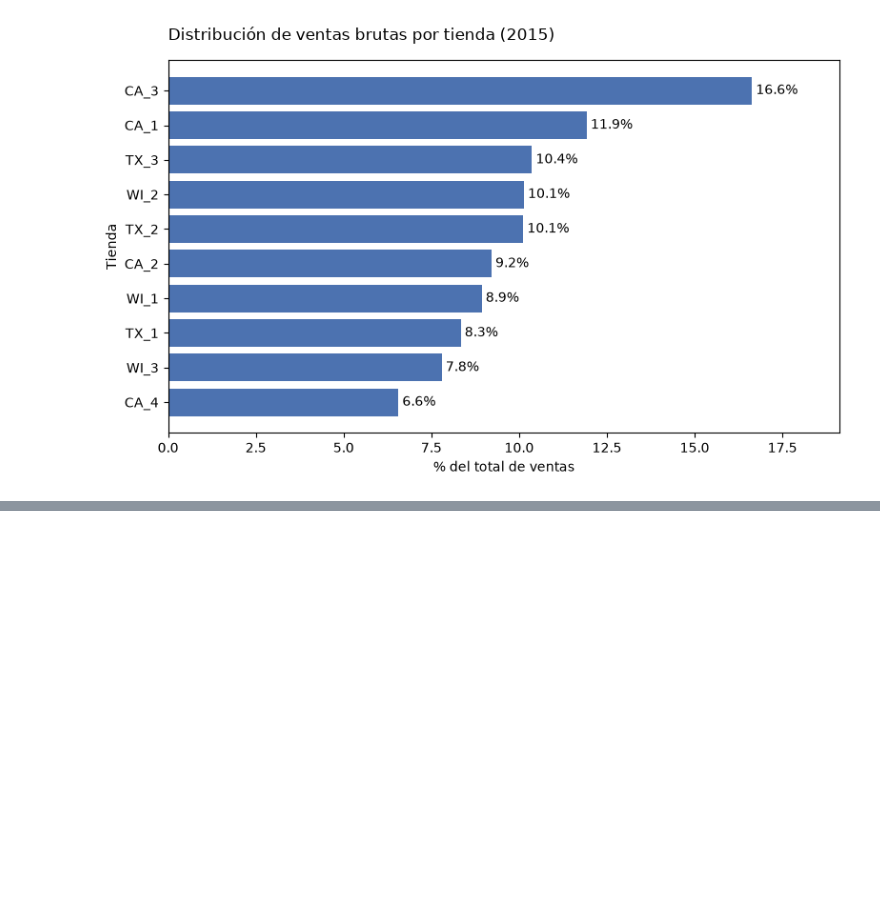
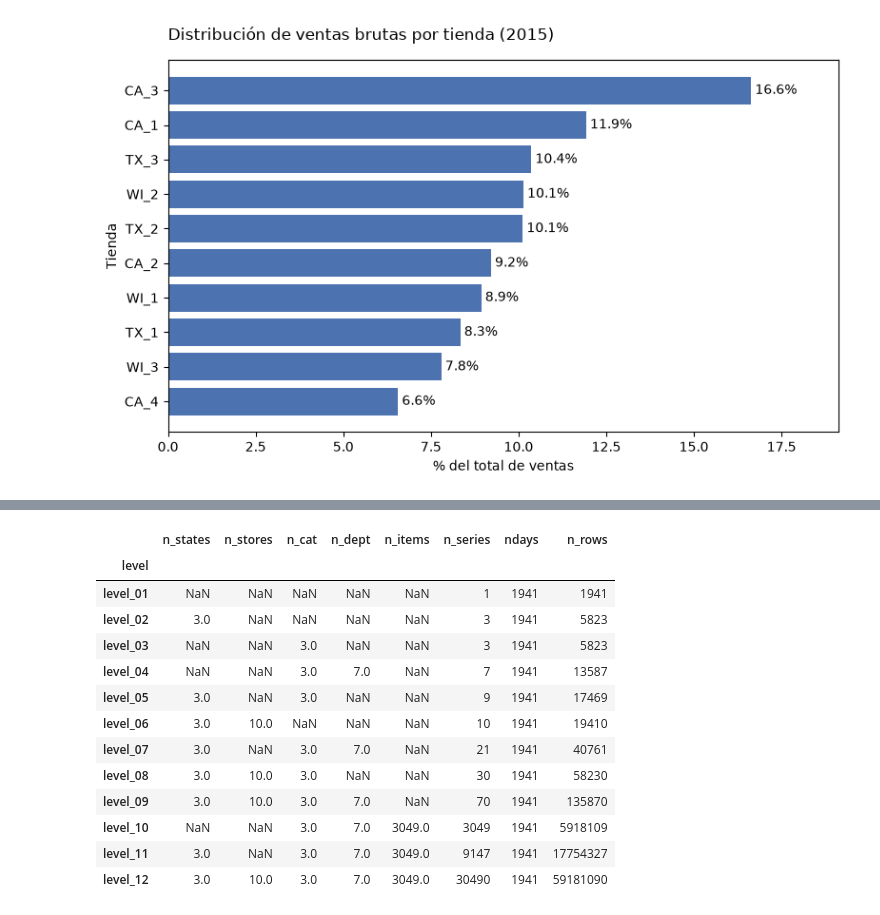
Before and after one commit to njimenez94/forecast-tfm, a Jupyter notebook: notebooks/01_eda.ipynb, the cells around one changed output, grey strips where cells are left out. Cells and saved outputs as stored; diff of their text form; code cells hidden in the pictures; blank space fills up the shorter version.

```diff
--- a/notebooks/01_eda.ipynb
+++ b/notebooks/01_eda.ipynb
@@ -490,0 +500,7 @@ df_store.to_clipboard(index=False, sep='\t', decimal=',')
+# %%
+import os
+
+dir = "../data/processed/daily/"
+levels = os.listdir(dir)
+levels.sort()
+levels
@@ -490,0 +522,44 @@ df_store.to_clipboard(index=False, sep='\t', decimal=',')
+# %%
+df_level_stats = pd.DataFrame()
+
+for level in levels:
+    path = dir + level
+    partes = level.split(sep='_')
+    level_label = partes[0] + "_" + partes[1]
+    df_level = duckdb.sql(
+        f"""
+        SELECT
+            COUNT(DISTINCT(state_id)) AS n_states,
+            COUNT(DISTINCT(store_id)) AS n_stores,
+            COUNT(DISTINCT(cat_id)) AS n_cat,
+            COUNT(DISTINCT(dept_id)) AS n_dept,
+            COUNT(DISTINCT(item_id)) AS n_items,
+            COUNT(DISTINCT(agg_id)) AS n_series,
+            COUNT(DISTINCT(date)) AS ndays,
+            COUNT(*) AS n_rows
+        FROM '{path}'
+        """
+    ).fetchdf()
+    df_level['level'] = level_label
+    df_level = df_level.set_index('level')
+    df_level_stats = pd.concat([df_level_stats, df_level])
+
+df_level_stats[['n_cat','n_dept','n_states','n_stores', 'n_items']] = df_level_stats[['n_cat','n_dept','n_states','n_stores', 'n_items']].replace(1, np.nan)
+
+df_level_stats.to_clipboard(index=False)
+df_level_stats
+# %% [output]
+|  | n_states | n_stores | n_cat | n_dept | n_items | n_series | ndays | n_rows |
+| level |  |  |  |  |  |  |  |  |
+| level_01 | NaN | NaN | NaN | NaN | NaN | 1 | 1941 | 1941 |
+| level_02 | 3.0 | NaN | NaN | NaN | NaN | 3 | 1941 | 5823 |
+| level_03 | NaN | NaN | 3.0 | NaN | NaN | 3 | 1941 | 5823 |
+| level_04 | NaN | NaN | 3.0 | 7.0 | NaN | 7 | 1941 | 13587 |
+| level_05 | 3.0 | NaN | 3.0 | NaN | NaN | 9 | 1941 | 17469 |
+| level_06 | 3.0 | 10.0 | NaN | NaN | NaN | 10 | 1941 | 19410 |
+| level_07 | 3.0 | NaN | 3.0 | 7.0 | NaN | 21 | 1941 | 40761 |
+| level_08 | 3.0 | 10.0 | 3.0 | NaN | NaN | 30 | 1941 | 58230 |
+| level_09 | 3.0 | 10.0 | 3.0 | 7.0 | NaN | 70 | 1941 | 135870 |
+| level_10 | NaN | NaN | 3.0 | 7.0 | 3049.0 | 3049 | 1941 | 5918109 |
+| level_11 | 3.0 | NaN | 3.0 | 7.0 | 3049.0 | 9147 | 1941 | 17754327 |
+| level_12 | 3.0 | 10.0 | 3.0 | 7.0 | 3049.0 | 30490 | 1941 | 59181090 |
```
Also changed, not shown: parts of 11 cells of this notebook, 5 other files.
